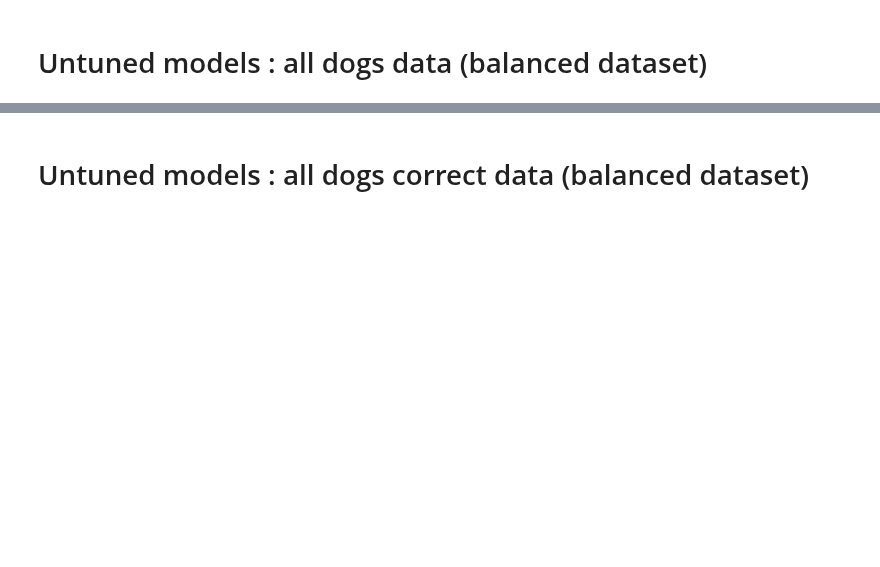
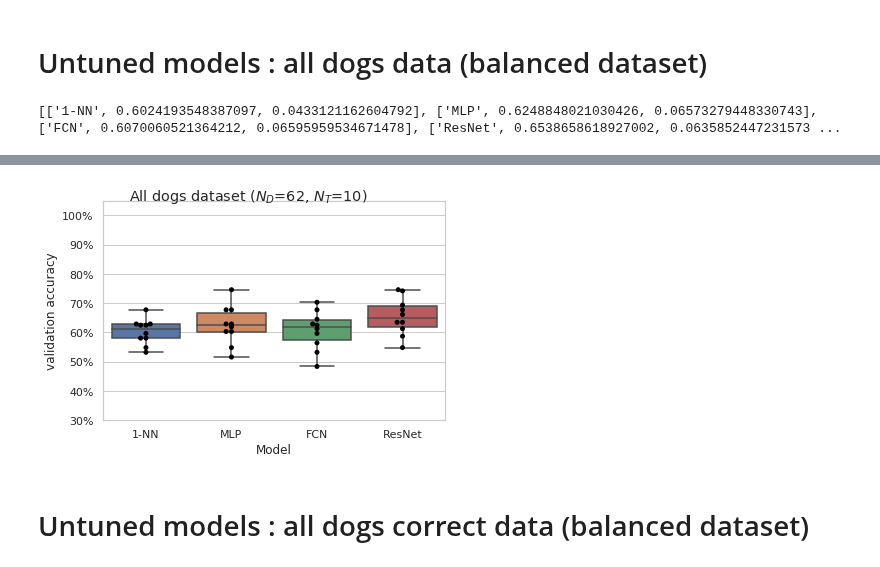
Before and after one commit to Withington/deepscent, a Jupyter notebook: notebooks/results/dis_results.ipynb, the cells around one changed output, grey strips where cells are left out. Drawn from its saved outputs; the diff is of its cells as text; code cells hidden in the pictures; blank space fills up the shorter version.

```diff
--- a/notebooks/results/dis_results.ipynb
+++ b/notebooks/results/dis_results.ipynb
@@ -257,4 +319,6 @@ all_names.append('ResNet')
 results.append([all_names[-1], all_data[-1].mean(), all_data[-1].std()])
 
 print(results)
-plot_acc(all_data, all_names, 'All dogs dataset '+num_text, 'boxplot_alldogs.png')
+plot_acc(all_data, all_names, 'All dogs dataset '+num_text, 'pubmodels_alldogs.png')
+# %% [output]
+[['1-NN', 0.6024193548387097, 0.0433121162604792], ['MLP', 0.6248848021030426, 0.06573279448330743], ['FCN', 0.6070060521364212, 0.06595959534671478], ['ResNet', 0.6538658618927002, 0.0635852447231573 ...
@@ -261,3 +327,4 @@ plot_acc(all_data, all_names, 'All dogs dataset '+num_text, 'boxplot_alldogs.png
+[figure, added]
 # %% [markdown]
 # Untuned models : all dogs correct data (balanced dataset)
 # %%
```
Also changed, not shown: parts of 20 cells of this notebook.
